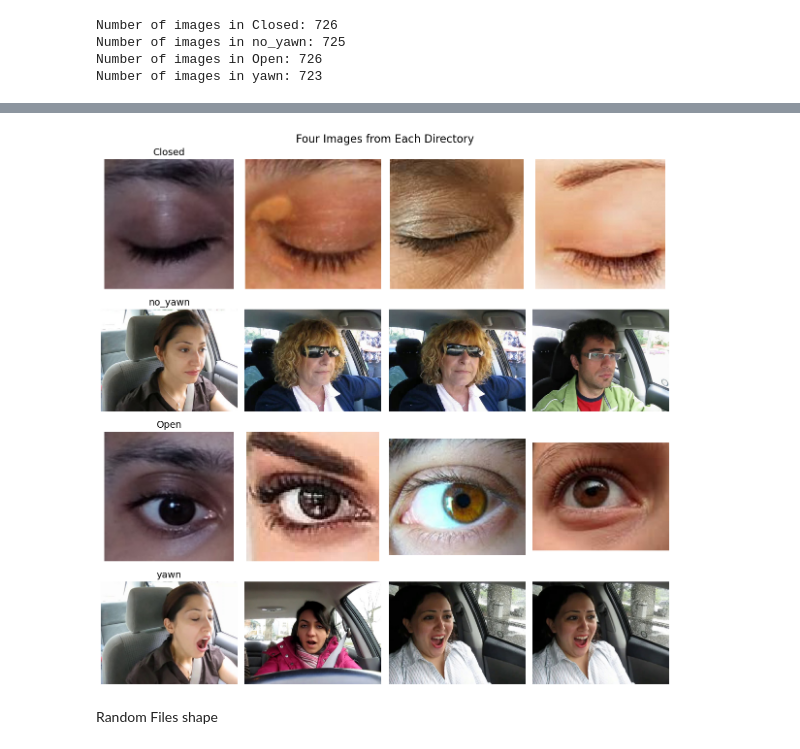
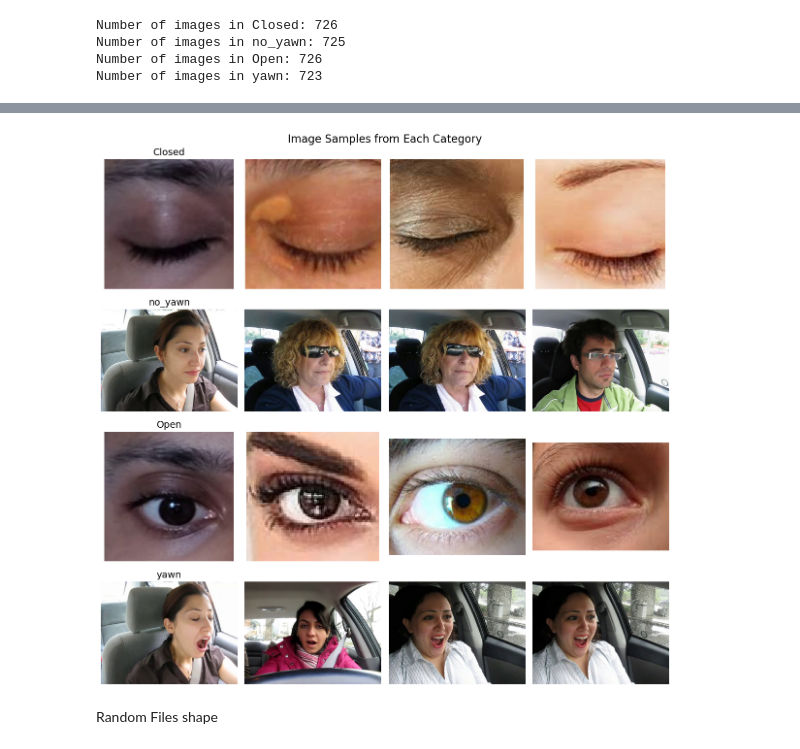
Before and after one commit to aditya2695/Driver-Drowsiness-Detection, a Jupyter notebook: eda.ipynb, the cells around one changed output, grey strips where cells are left out. Drawn from its saved outputs; the diff is of its cells as text; code cells hidden in the pictures.

```diff
--- a/eda.ipynb
+++ b/eda.ipynb
@@ -47,24 +47,24 @@ for file in files:
 # %%
 path = "data/train"
 dirs = os.listdir(path)
 
 fig, axs = plt.subplots(nrows=4, ncols=4, figsize=(12, 12))
-fig.suptitle('Four Images from Each Directory', fontsize=16)
+fig.suptitle('Image Samples from Each Category', fontsize=16)
 
 for i, folder in enumerate(dirs):
     folder_path = os.path.join(path, folder)
     if os.path.isdir(folder_path):
         axs[i, 0].set_title(folder, fontsize=14)
         for j, file in enumerate(os.listdir(folder_path)[:4]):
             file_path = os.path.join(folder_path, file)
             img = Image.open(file_path)
             axs[i, j].imshow(img)
             axs[i, j].axis('off')
 
 plt.tight_layout()
 plt.show()
 # %% [output]
-[figure, old version]
+[figure, new version]
 # %% [markdown]
 Random Files shape
 # %%
```
Also changed, not shown: parts of 20 cells of this notebook.
